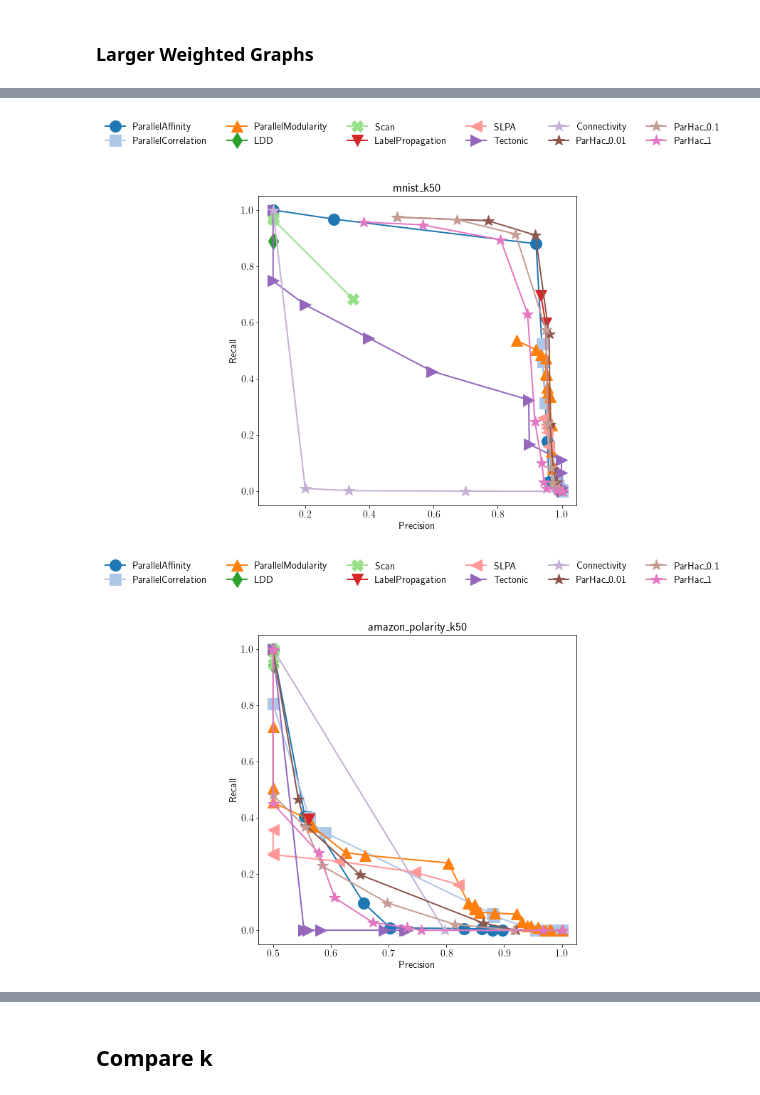
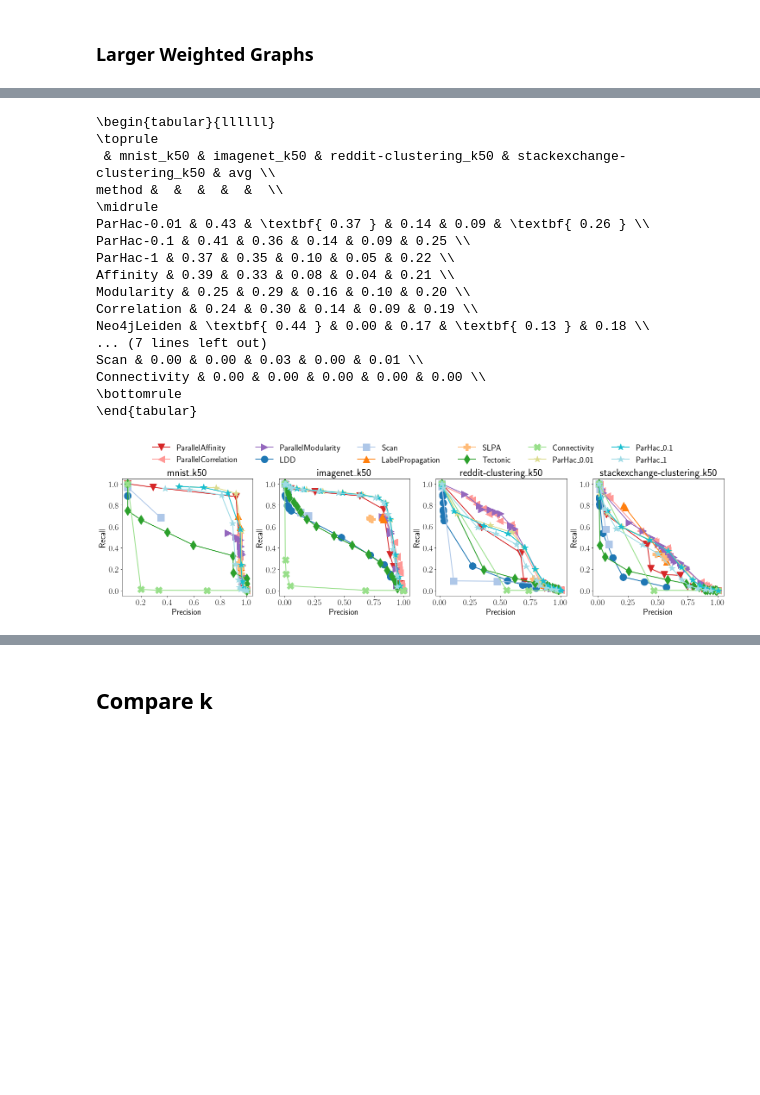
Before and after one commit to ParAlg/ParClusterers, a Jupyter notebook: plotting/Plot UCI.ipynb, the cells around one changed output, grey strips where cells are left out. Drawn from its saved outputs; the diff is of its cells as text; code cells hidden in the pictures; blank space fills up the shorter version.

```diff
--- a/plotting/Plot UCI.ipynb
+++ b/plotting/Plot UCI.ipynb
@@ -453,16 +532,23 @@ plt.tight_layout()
 # %% [markdown]
 ### Larger Weighted Graphs
 # %%
-df = pd.read_csv(base_addr + "weighted_results/stats_mnist.csv")
+df_mnist = pd.read_csv(base_addr + "weighted_results/stats_mnist.csv")
+df_mnist_100 = pd.read_csv(base_addr + "weighted_results/stats_mnist_100.csv")
 df_imagenet = pd.read_csv(base_addr + "weighted_results/stats_imagenet.csv")
-df_larger = pd.read_csv(base_addr + "weighted_results/stats_large_weighted_50.csv")
-df_larger2 = pd.read_csv(base_addr + "weighted_results/stats_large_weighted_more_50.csv")
 df_10 = pd.read_csv(base_addr + "weighted_results/stats_large_weighted_10.csv")
+df_50 = pd.read_csv(base_addr + "weighted_results/stats_large_weighted_50.csv")
 df_100 = pd.read_csv(base_addr + "weighted_results/stats_large_weighted_100.csv")
-df = pd.concat([df, df_larger, df_larger2, df_imagenet, df_10, df_100])
+df_more = pd.read_csv(base_addr + "weighted_results/old/stats_large_weighted_more_50.csv")
+df_nk = pd.read_csv(base_addr + "weighted_results/stats_large_weighted_50_nk.csv")
+df_neo4j = pd.read_csv(base_addr + "weighted_results/stats_large_weighted_neo4j.csv")
+df = pd.concat([df_mnist, df_mnist_100, df_imagenet, df_10, df_50, df_100, df_more, df_nk, df_neo4j])
+
+# kcore does not work well because it's knn graph
+df = df[df["Clusterer Name"]!="KCoreClusterer"]
 
 df = df.dropna(how='all')
 replace_graph_names(df)
 df = add_epsilon_to_hac(df)
-df_50 = df[df["Input Graph"].isin(["mnist_k50", "imagenet_k50", "arxiv-clustering-p2p_k50",
-                                   "reddit-clustering_k50", "stackexchange-clustering_k50", "amazon_polarity_k50"])]
+# , "amazon_polarity_k50", "arxiv-clustering-p2p_k50",
+df_50 = df[df["Input Graph"].isin(["mnist_k50", "imagenet_k50",
+                                   "reddit-clustering_k50", "stackexchange-clustering_k50"])]
@@ -492,5 +555,28 @@ ParHac-1 & 0.37 & 0.04 & 0.01 & 0.10 & 0.05 & 0.35 & 0.15 \\
+# %%
+df_pr_pareto = FilterParetoPRMethod(df_50)
+getAUCTable(df_50, df_pr_pareto)
+# %% [output]
+\begin{tabular}{llllll}
+\toprule
+ & mnist_k50 & imagenet_k50 & reddit-clustering_k50 & stackexchange-clustering_k50 & avg \\
+method &  &  &  &  &  \\
+\midrule
+ParHac-0.01 & 0.43 & \textbf{ 0.37 } & 0.14 & 0.09 & \textbf{ 0.26 } \\
+ParHac-0.1 & 0.41 & 0.36 & 0.14 & 0.09 & 0.25 \\
+ParHac-1 & 0.37 & 0.35 & 0.10 & 0.05 & 0.22 \\
+Affinity & 0.39 & 0.33 & 0.08 & 0.04 & 0.21 \\
+Modularity & 0.25 & 0.29 & 0.16 & 0.10 & 0.20 \\
+Correlation & 0.24 & 0.30 & 0.14 & 0.09 & 0.19 \\
+Neo4jLeiden & \textbf{ 0.44 } & 0.00 & 0.17 & \textbf{ 0.13 } & 0.18 \\
+... (7 lines left out)
+Scan & 0.00 & 0.00 & 0.03 & 0.00 & 0.01 \\
+Connectivity & 0.00 & 0.00 & 0.00 & 0.00 & 0.00 \\
+\bottomrule
+\end{tabular}
 # %%
+df_ours = df_50[~df_50["Clusterer Name"].isin(baseline_methods)]
+df_pr_pareto = FilterParetoPRMethod(df_ours)
 plotPRPareto(df_pr_pareto)
+plt.savefig("../results/pr_large_weighted.pdf", bbox_inches='tight')
 # %% [output]
-[figure, old version]
+[figure, new version]
-[figure, removed]
```
Also changed, not shown: parts of 20 cells of this notebook, 1 other file.
